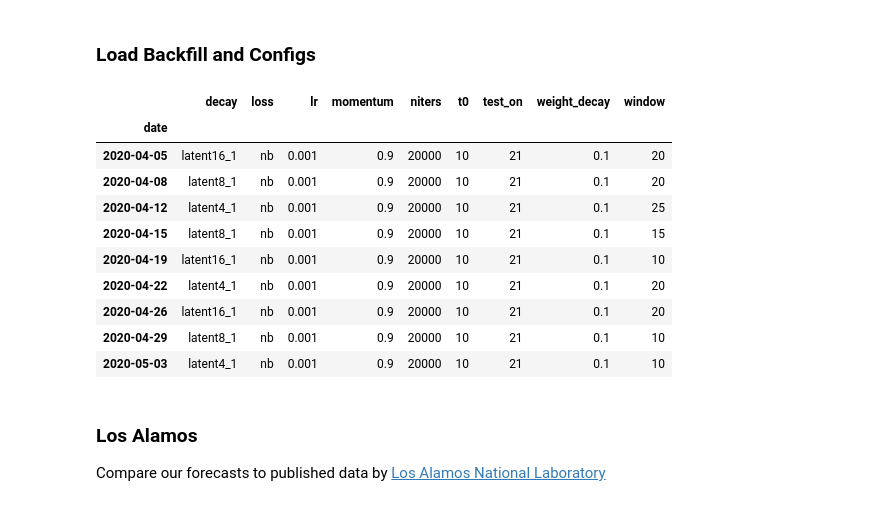
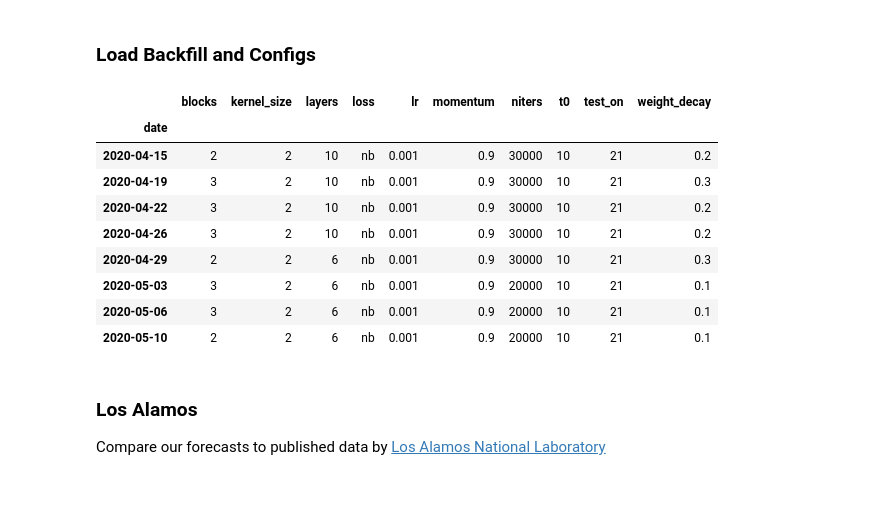
Before and after one commit to facebookresearch/covid19_spread, a Jupyter notebook: notebooks/Backtest US.ipynb, the cells around one changed output. Cells and saved outputs as stored; diff of their text form; code cells hidden in the pictures.

```diff
--- a/notebooks/Backtest US.ipynb
+++ b/notebooks/Backtest US.ipynb
@@ -123,26 +157,56 @@ show(p)
 # %% [markdown]
 ### Load Backfill and Configs
-# %%
-#job = "us/2020_05_08_18_10"
-#job = "us/2020_05_09_06_25"
-# job = "us/2020_05_09_07_50"
-job = "us/2020_05_09_08_06"
-job = "us/2020_05_09_12_58"
-job = "us/2020_05_09_13_08"
-fs, cfgs = load_backfill(job)
-cfgs.drop(columns=['fdat', 'fpop'])
-# %% [output]
-|  | decay | loss | lr | momentum | niters | t0 | test_on | weight_decay | window |
-| date |  |  |  |  |  |  |  |  |  |
-| 2020-04-05 | latent16_1 | nb | 0.001 | 0.9 | 20000 | 10 | 21 | 0.1 | 20 |
-| 2020-04-08 | latent8_1 | nb | 0.001 | 0.9 | 20000 | 10 | 21 | 0.1 | 20 |
-| 2020-04-12 | latent4_1 | nb | 0.001 | 0.9 | 20000 | 10 | 21 | 0.1 | 25 |
-| 2020-04-15 | latent8_1 | nb | 0.001 | 0.9 | 20000 | 10 | 21 | 0.1 | 15 |
-| 2020-04-19 | latent16_1 | nb | 0.001 | 0.9 | 20000 | 10 | 21 | 0.1 | 10 |
-| 2020-04-22 | latent4_1 | nb | 0.001 | 0.9 | 20000 | 10 | 21 | 0.1 | 20 |
-| 2020-04-26 | latent16_1 | nb | 0.001 | 0.9 | 20000 | 10 | 21 | 0.1 | 20 |
-| 2020-04-29 | latent8_1 | nb | 0.001 | 0.9 | 20000 | 10 | 21 | 0.1 | 10 |
-| 2020-05-03 | latent4_1 | nb | 0.001 | 0.9 | 20000 | 10 | 21 | 0.1 | 10 |
+# %%
+#job = "us/2020_05_08_18_10"
+#job = "us/2020_05_09_06_25"
+# job = "us/2020_05_09_07_50"
+#job = "us/2020_05_09_08_06"
+#job = "us/2020_05_09_12_58"
+#job = "us/2020_05_09_13_08"
+#job = "us/2020_05_09_15_06"
+#job = "us/2020_05_09_15_29"
+#job = "us/2020_05_09_17_28"
+#job = "us/2020_05_09_18_49"
+#job = "us/2020_05_12_16_02"
+#job = "us/2020_05_17_16_27" ## ok
+job = "us/2020_05_19_20_28" ## ok
+#job = "us/2020_05_23_08_43"
+#job = "us/2020_05_25_19_41"
+#job = "us/2020_05_25_20_08"
+#job = "us/2020_05_25_20_43"
+job = "us/2020_05_25_20_55"
+#job = "us/2020_05_25_21_20"
+#job = "us/2020_05_25_21_30"
+job = "us/2020_05_30_18_35"
+job = "us/2020_05_30_20_10"
+job = "us/2020_05_30_20_48"
+#job = "us/2020_05_30_21_21"
+job = "us/2020_05_31_14_08"
+job = "us/2020_06_01_20_15"
+#job = "us/2020_06_02_17_00"
+job = "us/2020_06_02_21_36"
+job = "us/2020_06_03_13_08"
+#job = "us/2020_06_03_13_52"
+#job = "us/2020_06_03_14_46"
+job = "us/2020_06_04_08_45"
+job = "us/2020_06_05_15_06"
+job = "us/2020_06_06_18_26"
+job = ""
+
+#fs, cfgs = load_backfill(job, model='ar', indicator="*_forecast.csv", forecast="final_model_best_mae_forecast.csv")
+fs, cfgs = load_backfill(job, model='car', forecast="../forecasts/forecast_best_rmse.csv")
+cfgs.drop(columns=['fdat', 'fpop', 'job'])
+# %% [output]
+|  | blocks | kernel_size | layers | loss | lr | momentum | niters | t0 | test_on | weight_decay |
+| date |  |  |  |  |  |  |  |  |  |  |
+| 2020-04-15 | 2 | 2 | 10 | nb | 0.001 | 0.9 | 30000 | 10 | 21 | 0.2 |
+| 2020-04-19 | 3 | 2 | 10 | nb | 0.001 | 0.9 | 30000 | 10 | 21 | 0.3 |
+| 2020-04-22 | 3 | 2 | 10 | nb | 0.001 | 0.9 | 30000 | 10 | 21 | 0.2 |
+| 2020-04-26 | 3 | 2 | 10 | nb | 0.001 | 0.9 | 30000 | 10 | 21 | 0.2 |
+| 2020-04-29 | 2 | 2 | 6 | nb | 0.001 | 0.9 | 30000 | 10 | 21 | 0.3 |
+| 2020-05-03 | 3 | 2 | 6 | nb | 0.001 | 0.9 | 20000 | 10 | 21 | 0.1 |
+| 2020-05-06 | 3 | 2 | 6 | nb | 0.001 | 0.9 | 20000 | 10 | 21 | 0.1 |
+| 2020-05-10 | 2 | 2 | 6 | nb | 0.001 | 0.9 | 20000 | 10 | 21 | 0.1 |
 # %% [markdown]
 ### Los Alamos
 
```
Also changed, not shown: parts of 18 cells of this notebook.
